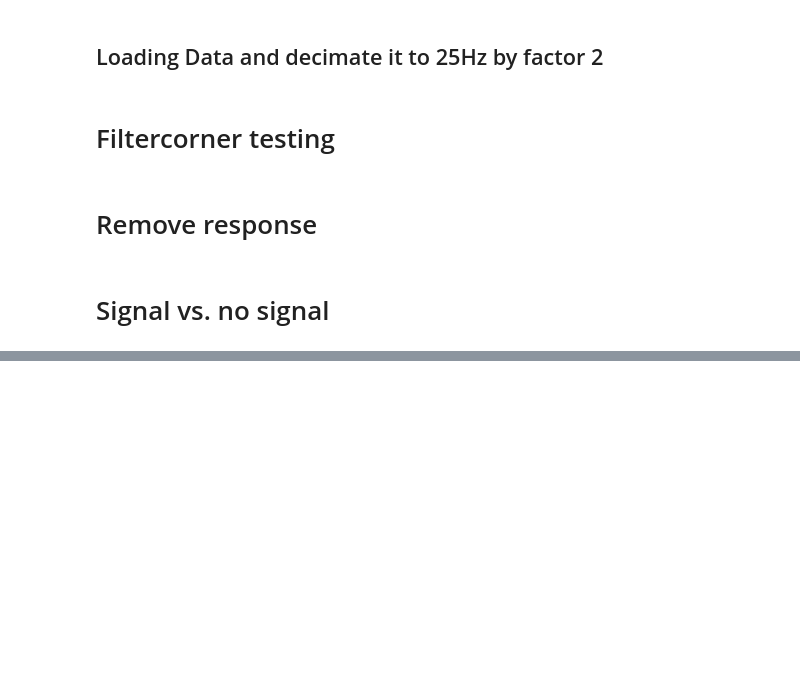
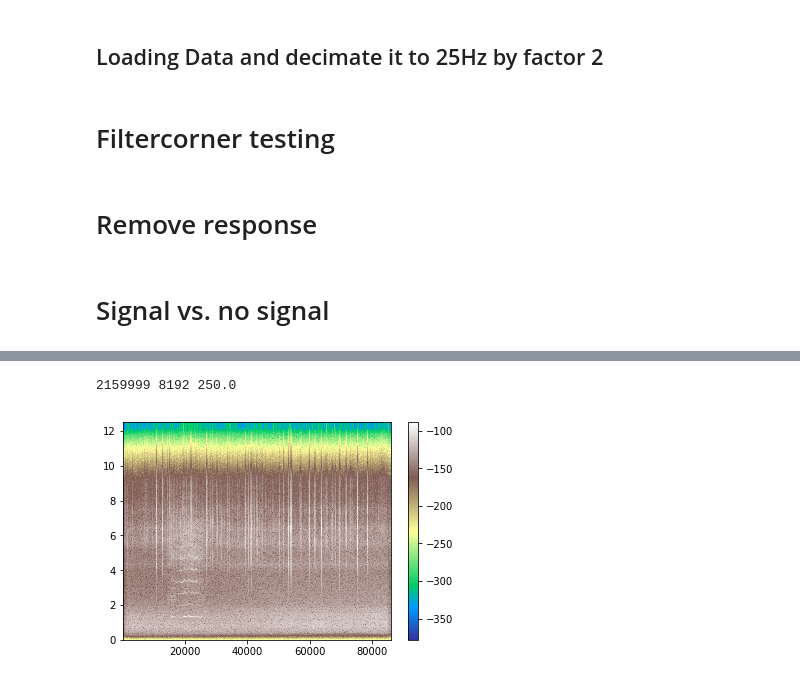
Before and after one commit to DDEssing/thesis_code, a Jupyter notebook: Amplitude_variation.ipynb, the cells around one changed output, grey strips where cells are left out. Cells and saved outputs as stored; diff of their text form; code cells hidden in the pictures; blank space fills up the shorter version.

Commit message:
modified searchmaxima and made some progress in mlab.specgram

```diff
--- a/Amplitude_variation.ipynb
+++ b/Amplitude_variation.ipynb
@@ -301,0 +241,40 @@ for i in range(0,(t_nosingal_start-t_singal_start), win_len):
+# %%
+def _nearest_pow_2(x):
+    """
+    Find power of two nearest to x
+    >>> _nearest_pow_2(3)
+    2.0
+    >>> _nearest_pow_2(15)
+    16.0
+    :type x: float
+    :param x: Number
+    :rtype: Int
+    :return: Nearest power of 2 to x
+    """
+    a = M.pow(2, M.ceil(np.log2(x)))
+    b = M.pow(2, M.floor(np.log2(x)))
+    if abs(a - x) < abs(b - x):
+        return a
+    else:
+        return b
+# %%
+data = np.array(st_simu_filt[0].data)
+data = data - data.mean()
+per_lap = .1
+wlen = float(fs*10)
+npts = len(data)
+nfft = int(_nearest_pow_2(wlen * fs))
+print(npts, nfft, wlen)
+nlap = int(nfft * float(per_lap))
+# %% [output]
+2159999 8192 250.0
+# %%
+specgram, freq, time = mlab.specgram(data, Fs=fs, NFFT=nfft, noverlap=nlap)
+# %%
+specgram = 10 * np.log10(specgram[1:,:])
+# %%
+plt.pcolormesh(time, freq, specgram)
+plt.colorbar()
+plt.show()
+# %% [output]
+[figure, added]
```
Also changed, not shown: parts of 36 cells of this notebook.
